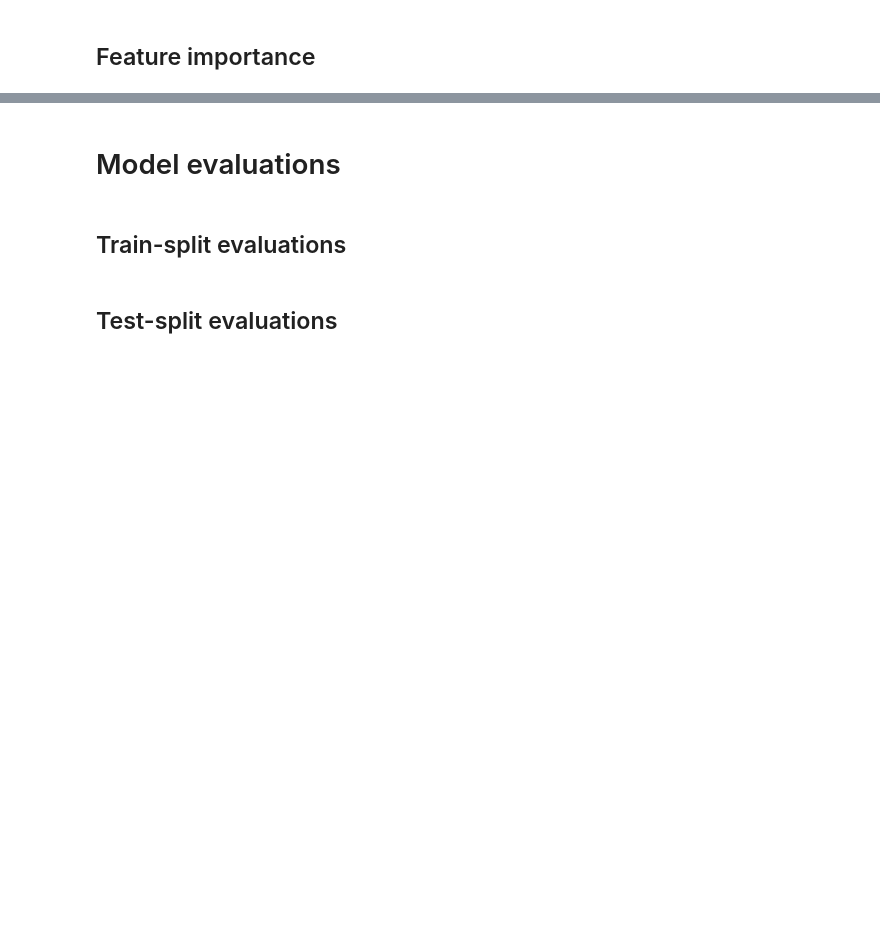
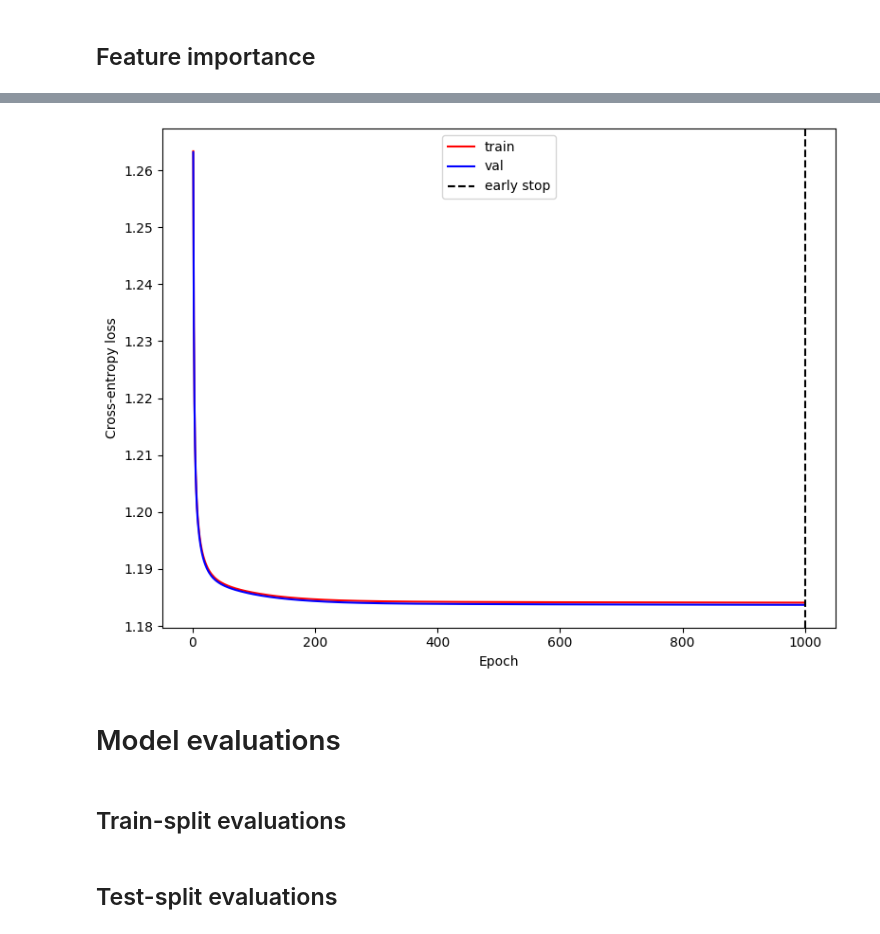
Before and after one commit to nelioasousa/iiot_threat_detec, a Jupyter notebook: experiments/exp03__basic_logistic_regression.ipynb, the cells around one changed output, grey strips where cells are left out. Drawn from its saved outputs; the diff is of its cells as text; code cells hidden in the pictures; blank space fills up the shorter version.

```diff
--- a/experiments/exp03__basic_logistic_regression.ipynb
+++ b/experiments/exp03__basic_logistic_regression.ipynb
@@ -332,3 +378,48 @@ plt.show()
+# %%
+sgd_model = SGDClassifier(
+    loss="log_loss",
+    penalty="l2",
+    l1_ratio=0.0,
+    alpha=(1 / trained_model.C),
+    learning_rate="adaptive",
+    warm_start=True,
+    random_state=RANDOM_STATE,
+)
+# %%
+X = trained_pipe["transformer"].transform(X_train)
+y = y_train
+
+X, X_val, y, y_val, weights, weights_val = train_test_split(
+    X, y, sample_weight,
+    test_size=0.3,
+    stratify=X_train["label_extended"],
+)
+# %%
+early_stop_iter = trained_model.n_iter_.item()
+num_epochs = min(
+    100 * ceil(early_stop_iter / 100),
+    trained_model.max_iter,
+)
+loss_history = np.empty((num_epochs, 2))
+for epoch in range(num_epochs):
+    sgd_model.partial_fit(X, y, classes=class_names, sample_weight=weights)
+    loss_history[epoch, 0] = log_loss(y, sgd_model.predict_proba(X))
+    loss_history[epoch, 1] = log_loss(y_val, sgd_model.predict_proba(X_val))
+# %%
+fig, ax = plt.subplots(figsize=(8, 6))
+
+epochs = np.arange(1, num_epochs + 1)
+ax.plot(epochs, loss_history[:, 0], c="red", label="train")
+ax.plot(epochs, loss_history[:, 1], c="blue", label="val")
+ax.axvline(early_stop_iter, c="black", ls="--", label="early stop")
+ax.set_xlabel("Epoch")
+ax.set_ylabel("Cross-entropy loss")
+ax.legend()
+
+plt.tight_layout()
+plt.show()
+# %% [output]
+[figure, added]
 # %% [markdown]
 # Model evaluations
 # %% [markdown]
```
Also changed, not shown: parts of 14 cells of this notebook, 7 other files.
